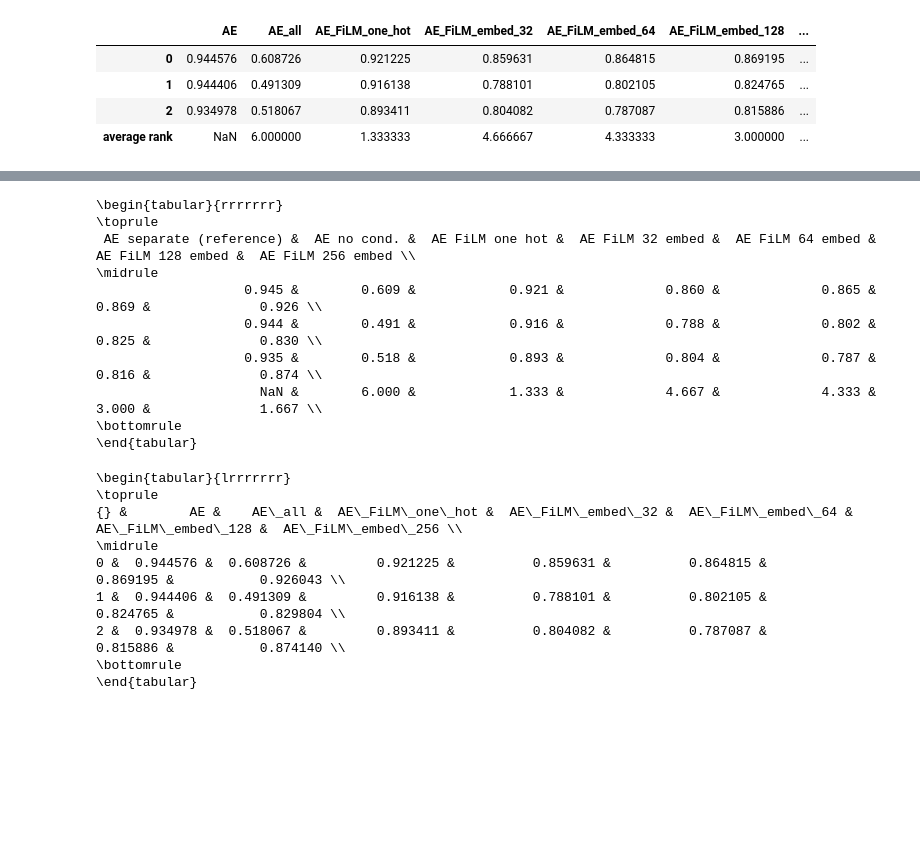
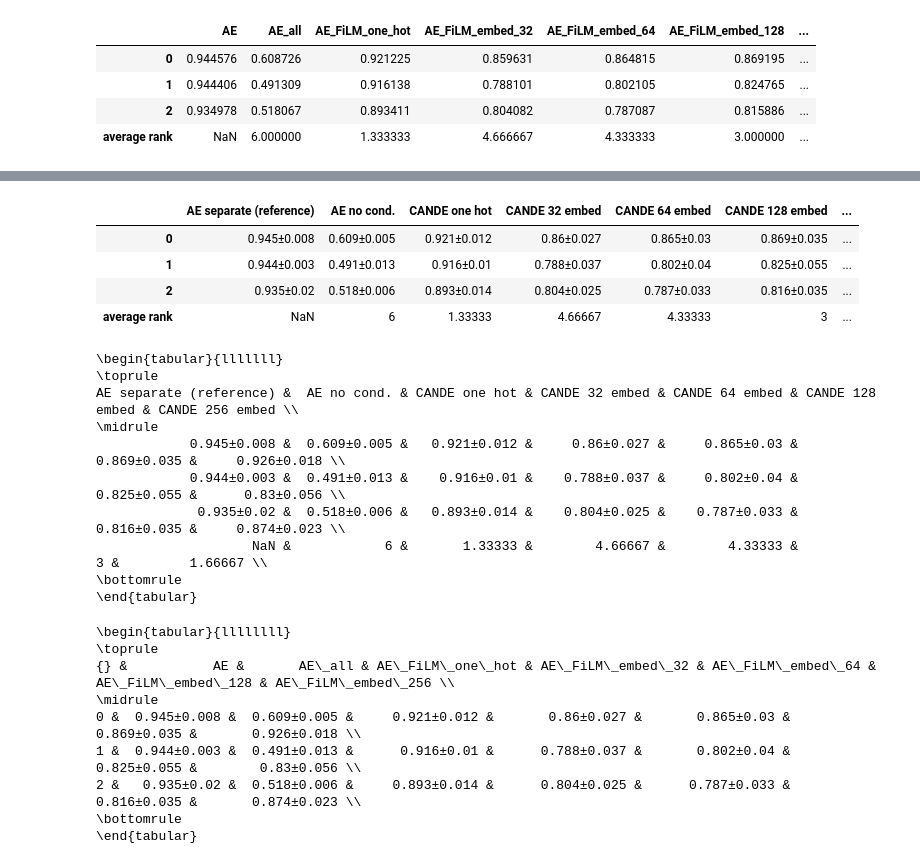
Before and after one commit to EllenRushe/CANDE, a Jupyter notebook: image_context_net/results.ipynb, the cells around one changed output, grey strips where cells are left out. Cells and saved outputs as stored; diff of their text form; code cells hidden in the pictures; blank space fills up the shorter version.

```diff
--- a/image_context_net/results.ipynb
+++ b/image_context_net/results.ipynb
@@ -100,25 +214,35 @@ formatted_results_table
+# %%
+results_table_print = results_and_ranks_df_print[table_cols]
+formatted_results_table_print = results_table_print.rename(columns=formatted_col_map, errors="raise")
+formatted_results_table_print
+# %% [output]
+|  | AE separate (reference) | AE no cond. | CANDE one hot | CANDE 32 embed | CANDE 64 embed | CANDE 128 embed | ... |
+| 0 | 0.945±0.008 | 0.609±0.005 | 0.921±0.012 | 0.86±0.027 | 0.865±0.03 | 0.869±0.035 | ... |
+| 1 | 0.944±0.003 | 0.491±0.013 | 0.916±0.01 | 0.788±0.037 | 0.802±0.04 | 0.825±0.055 | ... |
+| 2 | 0.935±0.02 | 0.518±0.006 | 0.893±0.014 | 0.804±0.025 | 0.787±0.033 | 0.816±0.035 | ... |
+| average rank | NaN | 6 | 1.33333 | 4.66667 | 4.33333 | 3 | ... |
 # %%
-print(formatted_results_table.to_latex(index=False, columns=formatted_results_table.columns, float_format='%.3f'))
+print(formatted_results_table_print.to_latex(index=False, columns=formatted_results_table_print.columns))
 # %% [output]
-\begin{tabular}{rrrrrrr}
+\begin{tabular}{lllllll}
 \toprule
- AE separate (reference) &  AE no cond. &  AE FiLM one hot &  AE FiLM 32 embed &  AE FiLM 64 embed &  AE FiLM 128 embed &  AE FiLM 256 embed \\
+AE separate (reference) &  AE no cond. & CANDE one hot & CANDE 32 embed & CANDE 64 embed & CANDE 128 embed & CANDE 256 embed \\
 \midrule
-                   0.945 &        0.609 &            0.921 &             0.860 &             0.865 &              0.869 &              0.926 \\
-                   0.944 &        0.491 &            0.916 &             0.788 &             0.802 &              0.825 &              0.830 \\
-                   0.935 &        0.518 &            0.893 &             0.804 &             0.787 &              0.816 &              0.874 \\
-                     NaN &        6.000 &            1.333 &             4.667 &             4.333 &              3.000 &              1.667 \\
+            0.945±0.008 &  0.609±0.005 &   0.921±0.012 &     0.86±0.027 &     0.865±0.03 &     0.869±0.035 &     0.926±0.018 \\
+            0.944±0.003 &  0.491±0.013 &    0.916±0.01 &    0.788±0.037 &     0.802±0.04 &     0.825±0.055 &      0.83±0.056 \\
+             0.935±0.02 &  0.518±0.006 &   0.893±0.014 &    0.804±0.025 &    0.787±0.033 &     0.816±0.035 &     0.874±0.023 \\
+                    NaN &            6 &       1.33333 &        4.66667 &        4.33333 &               3 &         1.66667 \\
 \bottomrule
 \end{tabular}
 # %%
-print(results_df.to_latex())
+print(results_df_print.to_latex())
 # %% [output]
-\begin{tabular}{lrrrrrrr}
+\begin{tabular}{llllllll}
 \toprule
-{} &        AE &    AE\_all &  AE\_FiLM\_one\_hot &  AE\_FiLM\_embed\_32 &  AE\_FiLM\_embed\_64 &  AE\_FiLM\_embed\_128 &  AE\_FiLM\_embed\_256 \\
+{} &           AE &       AE\_all & AE\_FiLM\_one\_hot & AE\_FiLM\_embed\_32 & AE\_FiLM\_embed\_64 & AE\_FiLM\_embed\_128 & AE\_FiLM\_embed\_256 \\
 \midrule
-0 &  0.944576 &  0.608726 &         0.921225 &          0.859631 &          0.864815 &           0.869195 &           0.926043 \\
-1 &  0.944406 &  0.491309 &         0.916138 &          0.788101 &          0.802105 &           0.824765 &           0.829804 \\
-2 &  0.934978 &  0.518067 &         0.893411 &          0.804082 &          0.787087 &           0.815886 &           0.874140 \\
+0 &  0.945±0.008 &  0.609±0.005 &     0.921±0.012 &       0.86±0.027 &       0.865±0.03 &       0.869±0.035 &       0.926±0.018 \\
+1 &  0.944±0.003 &  0.491±0.013 &      0.916±0.01 &      0.788±0.037 &       0.802±0.04 &       0.825±0.055 &        0.83±0.056 \\
+2 &   0.935±0.02 &  0.518±0.006 &     0.893±0.014 &      0.804±0.025 &      0.787±0.033 &       0.816±0.035 &       0.874±0.023 \\
 \bottomrule
 \end{tabular}
```
Also changed, not shown: parts of 6 cells of this notebook, 3 other files.
